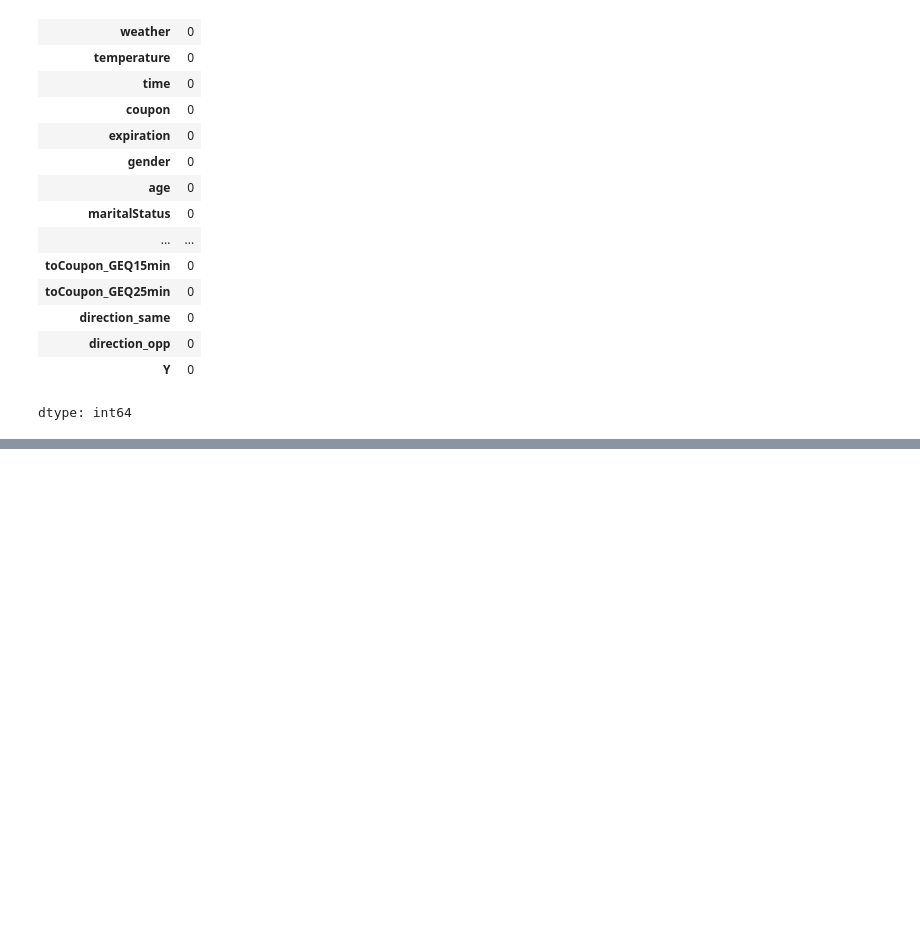
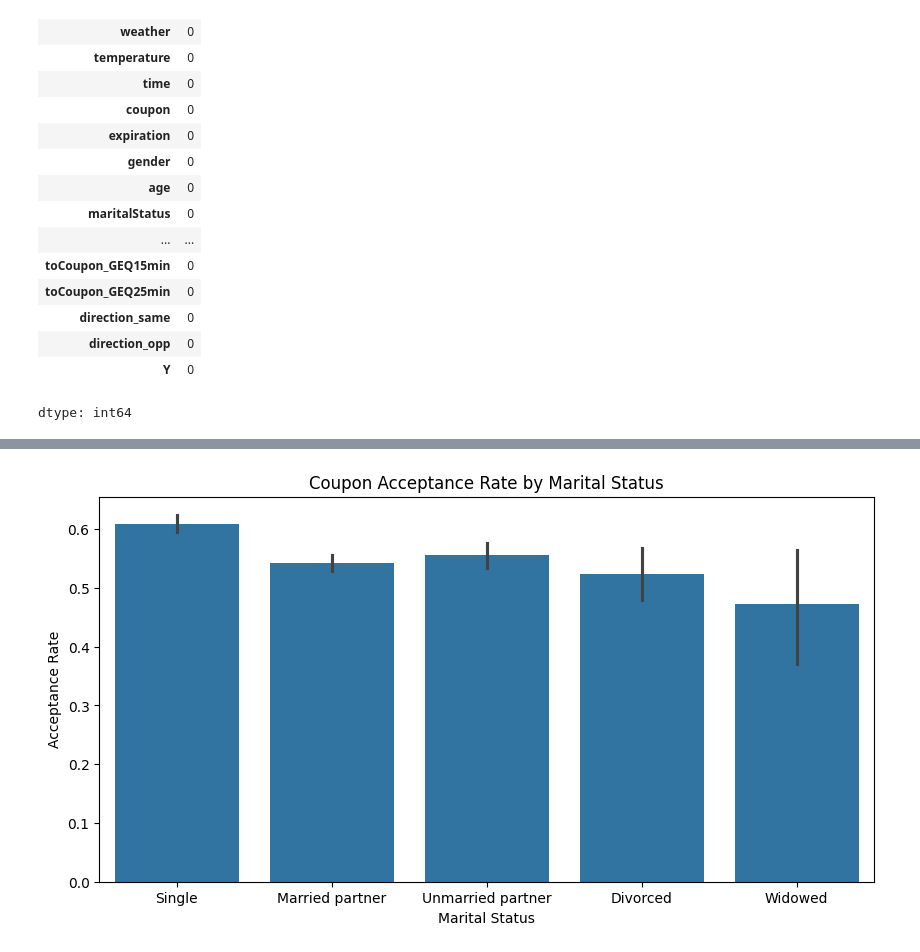
Before and after one commit to gowriv05/Final_Project_Python, a Jupyter notebook: In_Vehicle_Coupon_Acceptance_Analysis.ipynb, the cells around one changed output, grey strips where cells are left out. Cells and saved outputs as stored; diff of their text form; code cells hidden in the pictures; blank space fills up the shorter version.

```diff
--- a/In_Vehicle_Coupon_Acceptance_Analysis.ipynb
+++ b/In_Vehicle_Coupon_Acceptance_Analysis.ipynb
@@ -335,0 +601,9 @@ dtype: int64
+# %%
+plt.figure(figsize=(10,5))
+sns.barplot(data=df,x="marital_status",y="Y")
+plt.title("Coupon Acceptance Rate by Marital Status")
+plt.xlabel("Marital Status")
+plt.ylabel("Acceptance Rate")
+plt.show()
+# %% [output]
+[figure, added]
```
Also changed, not shown: parts of 83 cells of this notebook.
